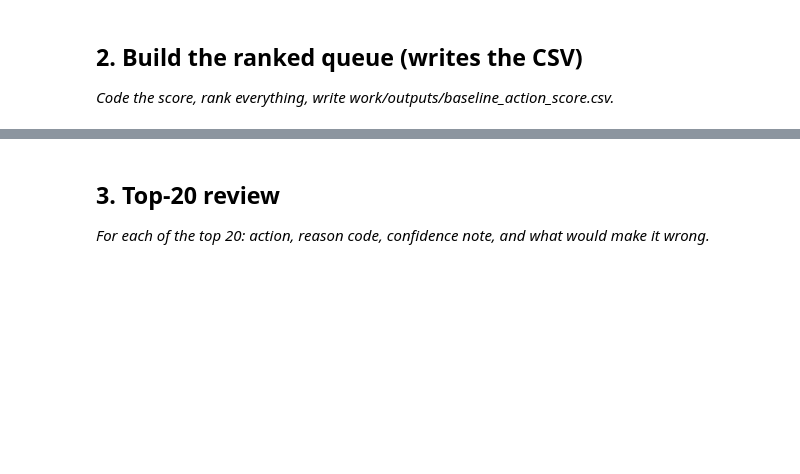
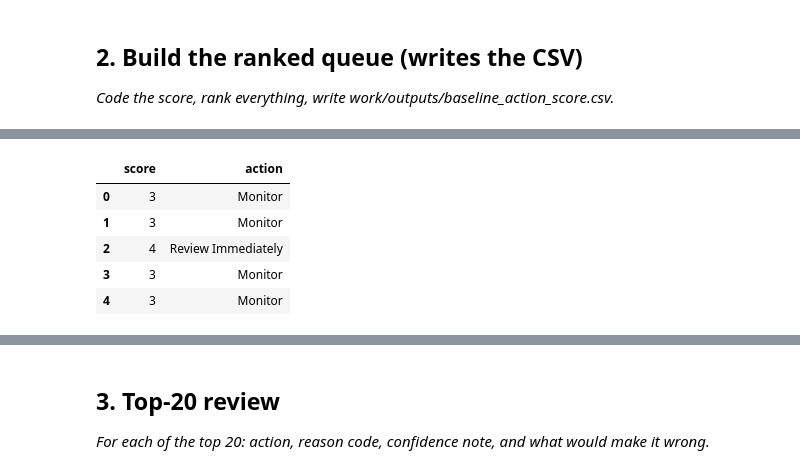
Before and after one commit to ShardhaBatra/flyrank-ml-internship, a Jupyter notebook: work/notebooks/w04_baseline_score.ipynb, the cells around one changed output, grey strips where cells are left out. Cells and saved outputs as stored; diff of their text form; code cells hidden in the pictures; blank space fills up the shorter version.

```diff
--- a/work/notebooks/w04_baseline_score.ipynb
+++ b/work/notebooks/w04_baseline_score.ipynb
@@ -16,0 +114,19 @@ This skeleton is yours to fill. Work the sections **in order** — each one has
+# %%
+def action(score):
+    if score >= 4:
+        return "Review Immediately"
+    elif score >= 2:
+        return "Monitor"
+    else:
+        return "No Action"
+
+baseline_df["action"] = baseline_df["score"].apply(action)
+
+baseline_df[["score", "action"]].head()
+# %% [output]
+|  | score | action |
+| 0 | 3 | Monitor |
+| 1 | 3 | Monitor |
+| 2 | 4 | Review Immediately |
+| 3 | 3 | Monitor |
+| 4 | 3 | Monitor |
```
Also changed, not shown: parts of 7 cells of this notebook.
